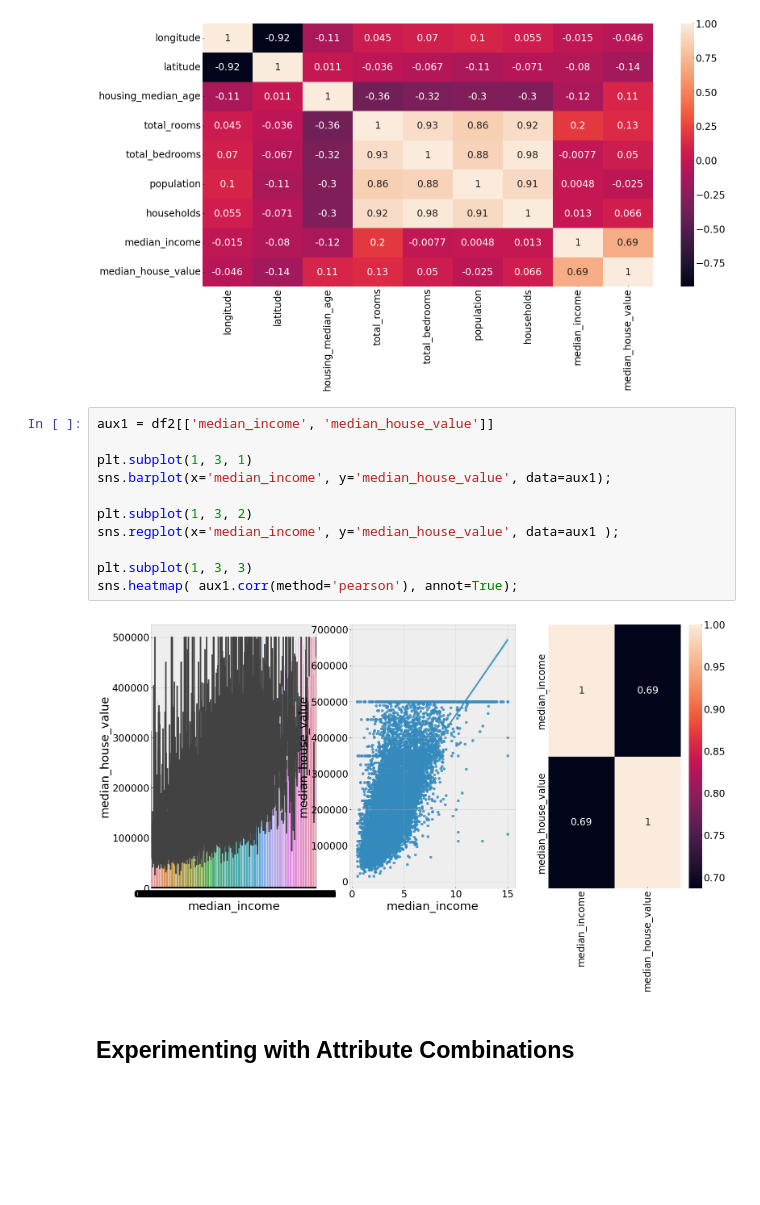
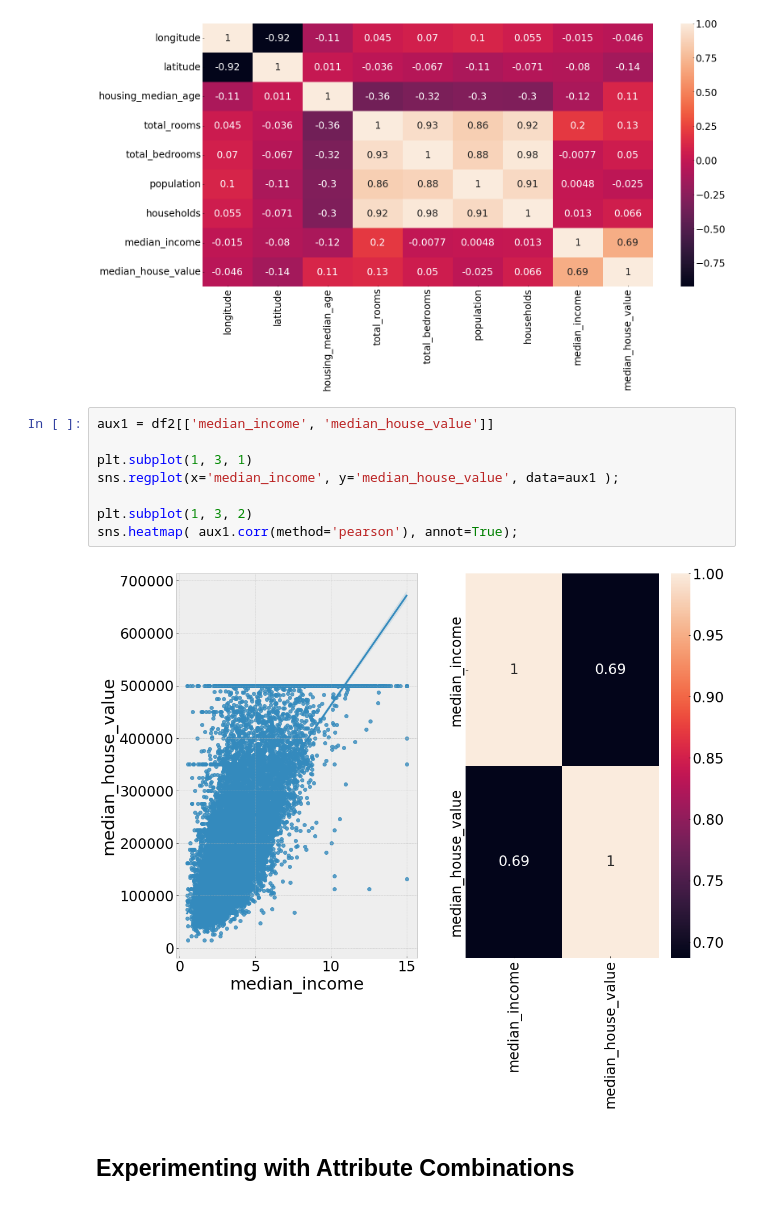
Before and after one commit to Emanoelgenez/housing, a Jupyter notebook: notebooks/data_description.ipynb, the cells around one changed output. Drawn from its saved outputs; the diff is of its cells as text; blank space fills up the shorter version.

Commit message:
data preparation

```diff
--- a/notebooks/data_description.ipynb
+++ b/notebooks/data_description.ipynb
@@ -378,16 +411,13 @@ sns.heatmap( correlation, annot=True );
 # %%
 aux1 = df2[['median_income', 'median_house_value']]
 
 plt.subplot(1, 3, 1)
-sns.barplot(x='median_income', y='median_house_value', data=aux1);
+sns.regplot(x='median_income', y='median_house_value', data=aux1 );
 
 plt.subplot(1, 3, 2)
-sns.regplot(x='median_income', y='median_house_value', data=aux1 );
-
-plt.subplot(1, 3, 3)
 sns.heatmap( aux1.corr(method='pearson'), annot=True);
 # %% [output]
-[figure, old version]
+[figure, new version]
 # %% [markdown]
 ## Experimenting with Attribute Combinations
 # %%
```
Also changed, not shown: parts of 43 cells of this notebook.
